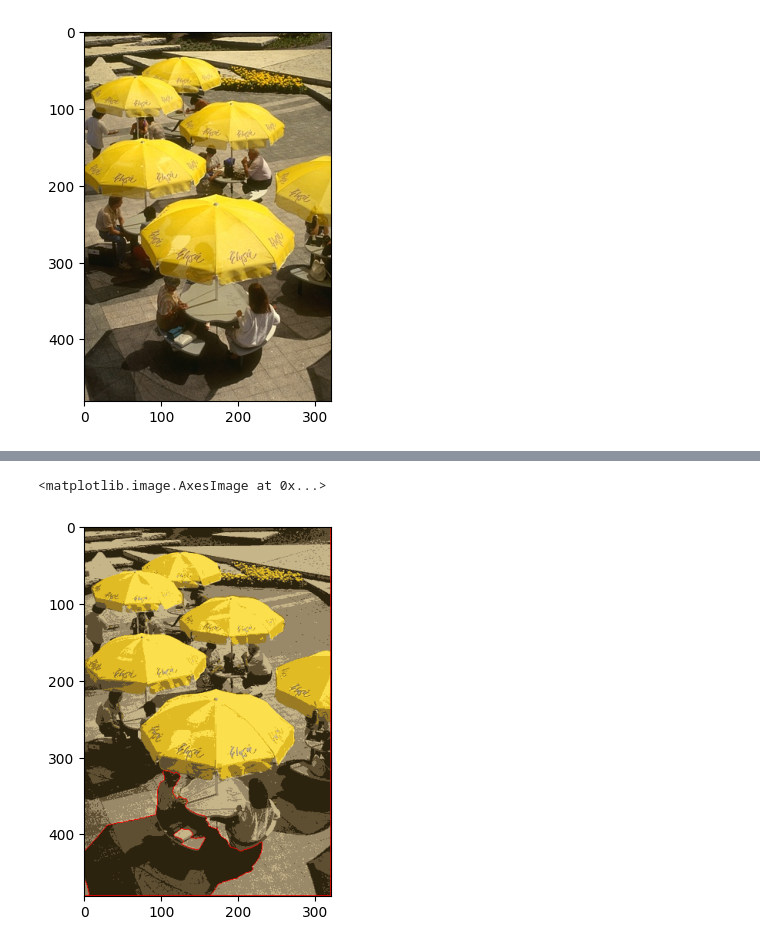
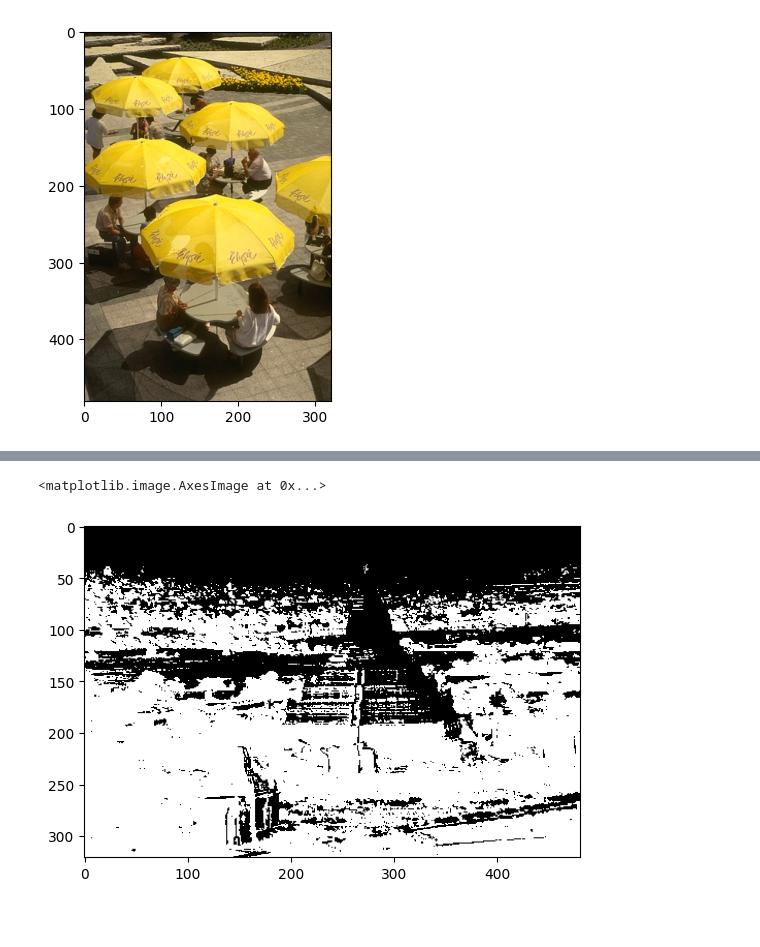
Before and after one commit to stefaneadna/digital-image-processing, a Jupyter notebook: Segmentation/segmentation.ipynb, the cells around one changed output, grey strips where cells are left out. Saved outputs shown, nothing was run; the diff lists cells and outputs as text; code cells hidden in the pictures; blank space fills up the shorter version.

```diff
--- a/Segmentation/segmentation.ipynb
+++ b/Segmentation/segmentation.ipynb
@@ -92,5 +93,10 @@ res2 = res.reshape((image.shape))
-# %%
-plt.imshow(res2)
-# %% [output]
-<matplotlib.image.AxesImage at 0x...>
-[figure, removed]
+# %%
+def otsu(image):
+    image_gray = cv2.cvtColor(image,cv2.COLOR_RGB2GRAY)
+    ret, thresh = cv2.threshold(image_gray,0,255,cv2.THRESH_BINARY_INV+cv2.THRESH_OTSU)
+    return thresh
+
+plt.imshow(otsu(dataset[5]),cmap='gray')
+# %% [output]
+<matplotlib.image.AxesImage at 0x...>
+[figure, added]
```
Also changed, not shown: parts of 4 cells of this notebook.
